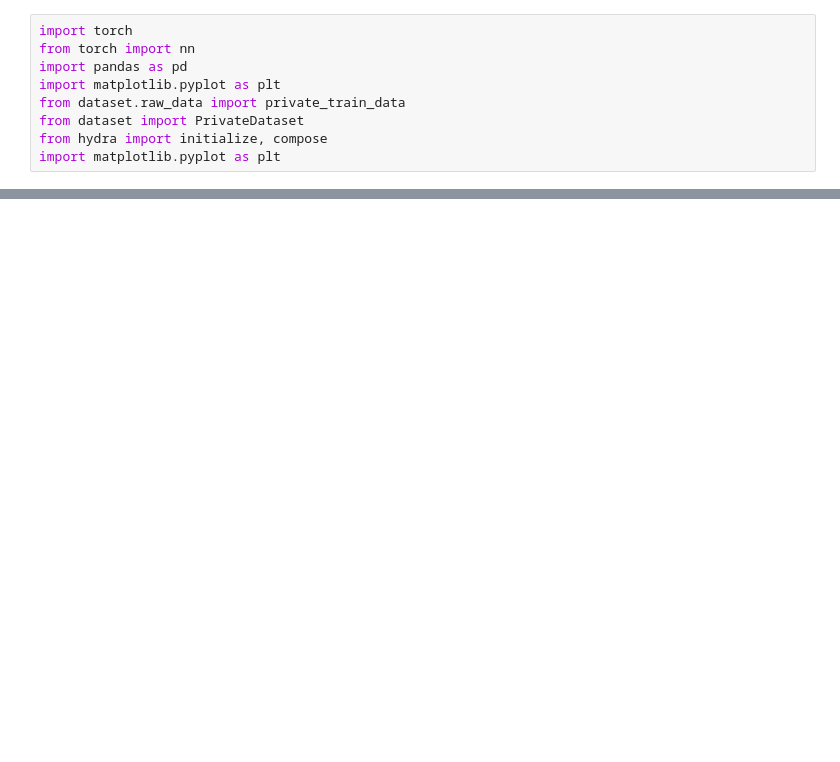
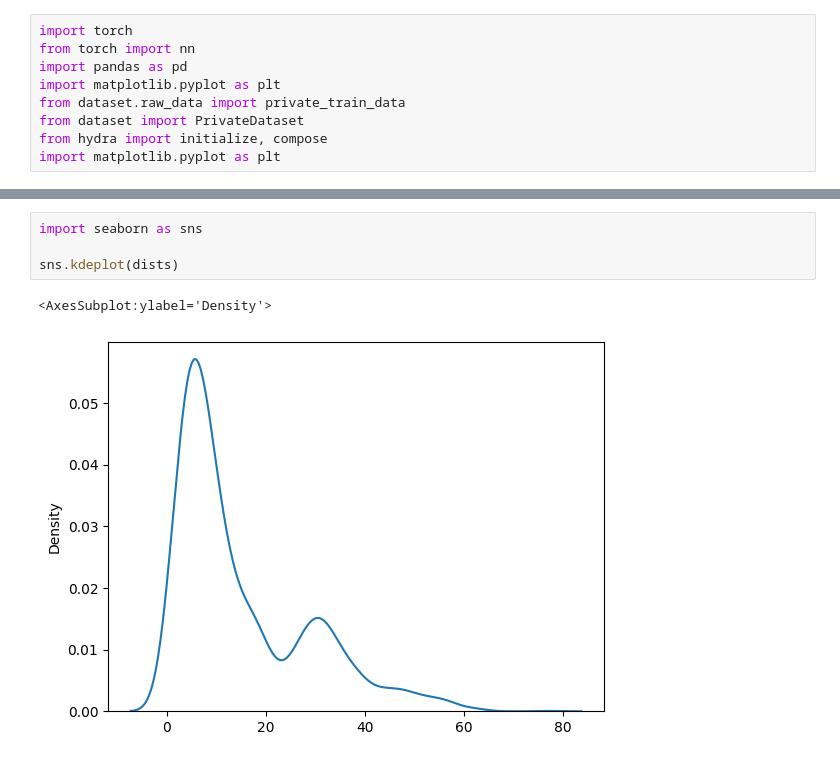
Before and after one commit to hoang1007/air-quality-forecasting, a Jupyter notebook: src/test.ipynb, the cells around one changed output, grey strips where cells are left out. Drawn from its saved outputs; the diff is of its cells as text; blank space fills up the shorter version.

```diff
--- a/src/test.ipynb
+++ b/src/test.ipynb
@@ -66,0 +33,7 @@ plt.plot(data["air"]["S0000457-Nguyen Che Nghia"]["data"]["PM2.5"][0 : 30 * 24])
+# %%
+import seaborn as sns
+
+sns.kdeplot(dists)
+# %% [output]
+<AxesSubplot:ylabel='Density'>
+[figure, added]
```
Also changed, not shown: parts of 10 cells of this notebook, 8 other files.
